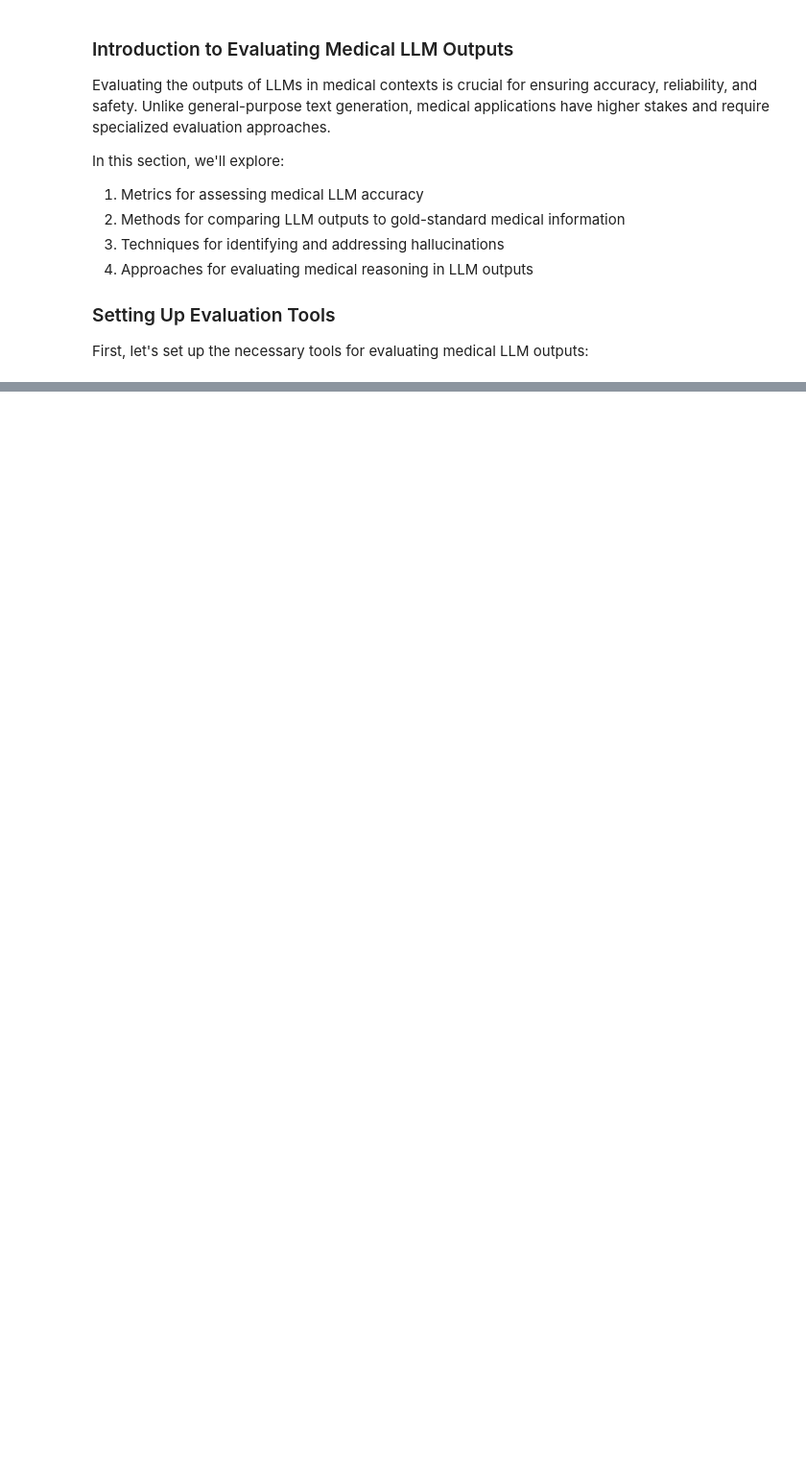
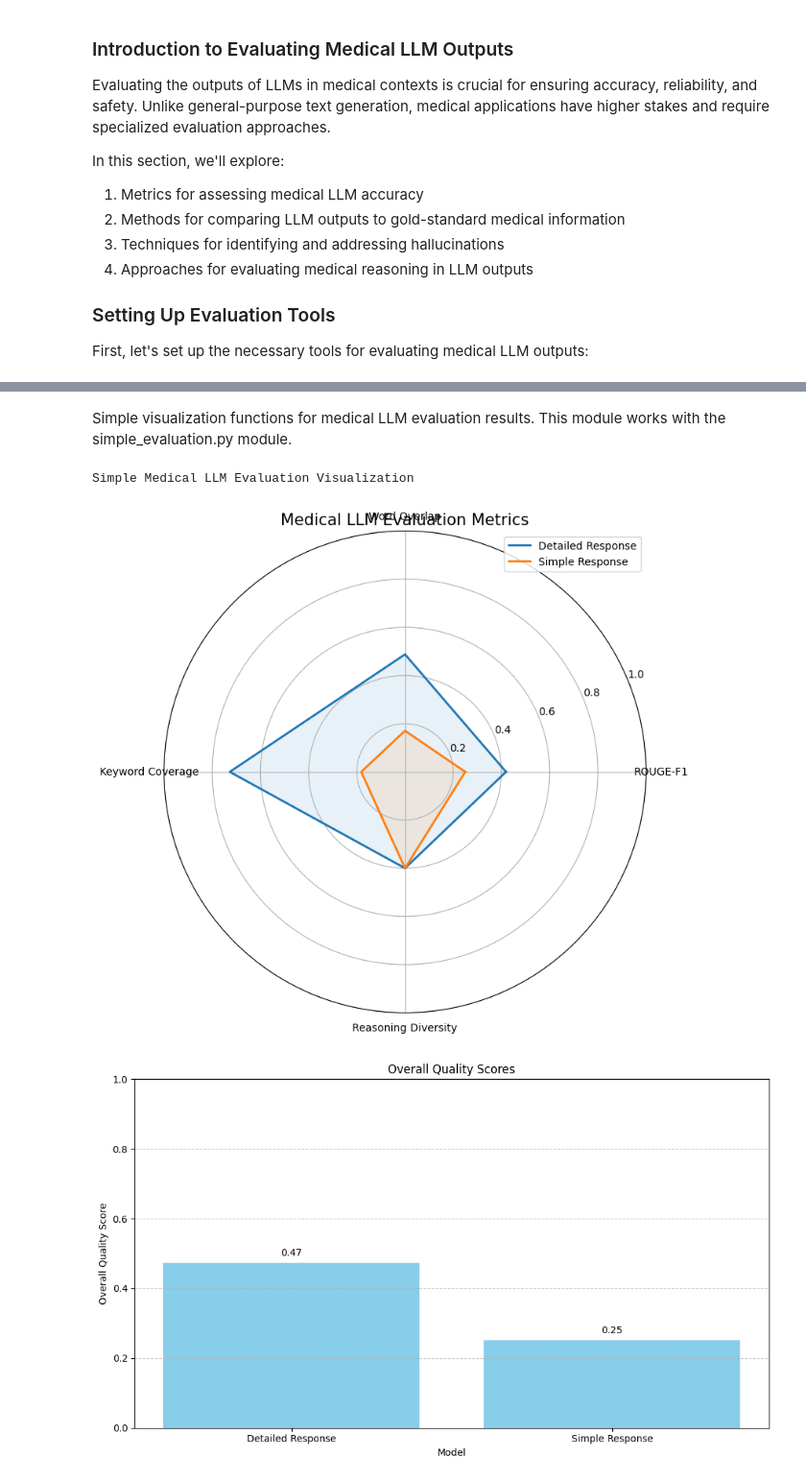
Before and after one commit to MoLue/wft_digital_medicine, a Jupyter notebook: llms_in_healthcare.ipynb, the cells around one changed output, grey strips where cells are left out. Shown: that part at 96% size. Saved outputs shown, nothing was run; the diff lists cells and outputs as text; code cells hidden in the pictures; blank space fills up the shorter version.

```diff
--- a/llms_in_healthcare.ipynb
+++ b/llms_in_healthcare.ipynb
@@ -1971,22 +2264,6 @@ import numpy as np
 import pandas as pd
 from transformers import AutoTokenizer, AutoModelForCausalLM, BioGptTokenizer, BioGptForCausalLM
 import time
-
-# Check environment
-import sys
-IN_COLAB = 'google.colab' in sys.modules
-has_gpu = torch.cuda.is_available()
-print(f"Running in Google Colab: {IN_COLAB}")
-print(f"GPU available: {has_gpu}")
-
-# Clean up any previous models to free memory
-try:
-    del model
-    gc.collect()
-    if has_gpu:
-        torch.cuda.empty_cache()
-except:
-    pass
 
 # Load a smaller biomedical model suitable for our applications
 model_name = "microsoft/biogpt"
@@ -2011,8 +2288,8 @@ def generate_text(prompt, max_length=300, temperature=0.7, top_p=0.9):
     # Generate text
     with torch.no_grad():
         outputs = model.generate(
-            inputs.input_ids,
-            max_length=inputs.input_ids.shape[1] + max_length,
+            inputs["input_ids"],
+            max_length=inputs["input_ids"].shape[1] + max_length,
             temperature=temperature,
             top_p=top_p,
             do_sample=True,
@@ -2862 +3226,4 @@ if __name__ == "__main__":
+# %% [markdown]
+Simple visualization functions for medical LLM evaluation results.
+This module works with the simple_evaluation.py module.
 # %%
@@ -3096,0 +3416,38 @@ if __name__ == "__main__":
+# %%
+print("Simple Medical LLM Evaluation Visualization")
+
+example_reference = """
+Diabetes mellitus type 2 is characterized by high blood sugar, insulin resistance, and relative lack of insulin. Common symptoms include increased thirst, frequent urination, and unexplained weight loss. Long-term complications include heart disease, strokes, diabetic retinopathy, kidney failure, and poor blood flow in the limbs. The development of type 2 diabetes is primarily due to lifestyle factors and genetics.
+"""
+
+example_output1 = """
+Type 2 diabetes is a condition where your body has high blood sugar levels. This happens because your body doesn't use insulin properly (called insulin resistance) or doesn't make enough insulin. Common signs include feeling very thirsty, needing to urinate often, and losing weight without trying. If not managed well, type 2 diabetes can lead to serious problems like heart disease, stroke, eye damage (retinopathy), kidney failure, and poor circulation in your legs and feet. While genetics play a role, lifestyle factors like diet and exercise are major contributors to developing this condition. Always consult with a healthcare provider for medical advice about diabetes management.
+"""
+
+example_output2 = """
+Diabetes type 2 happens when blood sugar gets too high. People feel thirsty and use the bathroom a lot. It can cause problems with the heart and eyes. Eating better and exercising can help manage it.
+"""
+
+medical_keywords = ['diabetes', 'insulin', 'blood sugar', 'thirst', 'urination', 'weight loss',
+                  'heart disease', 'stroke', 'retinopathy', 'kidney', 'genetics']
+
+# Run comprehensive evaluation
+eval1 = comprehensive_evaluation_pipeline(
+    example_output1, example_reference,
+    "What is type 2 diabetes?", medical_keywords
+)
+
+eval2 = comprehensive_evaluation_pipeline(
+    example_output2, example_reference,
+    "What is type 2 diabetes?", medical_keywords
+)
+
+# Visualize the results
+visualize_evaluation_results(
+    [eval1, eval2],
+    ["Detailed Response", "Simple Response"]
+)
+# %% [output]
+Simple Medical LLM Evaluation Visualization
+[figure, added]
+[figure, added]
```
Also changed, not shown: parts of 45 cells of this notebook.
